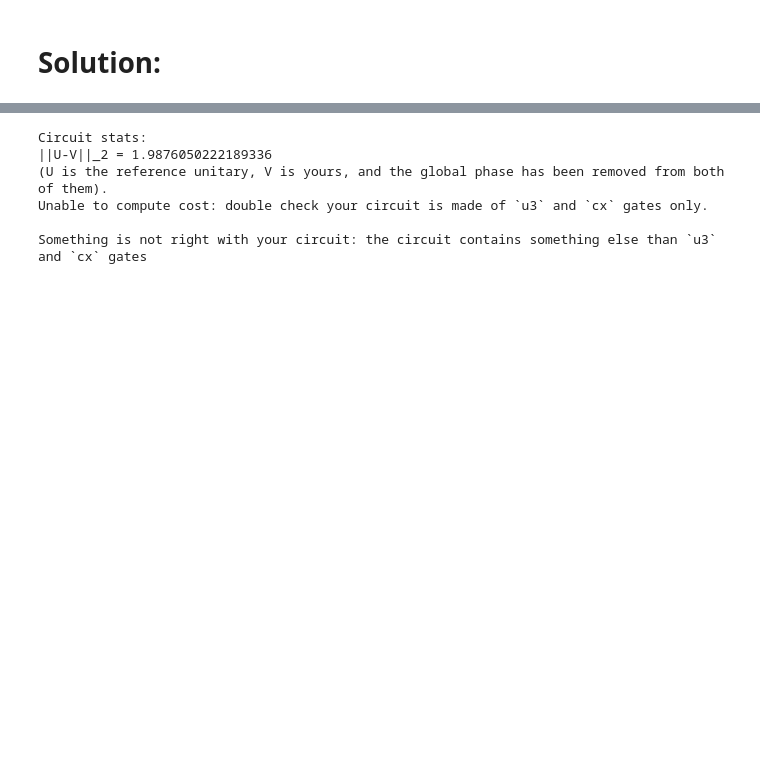
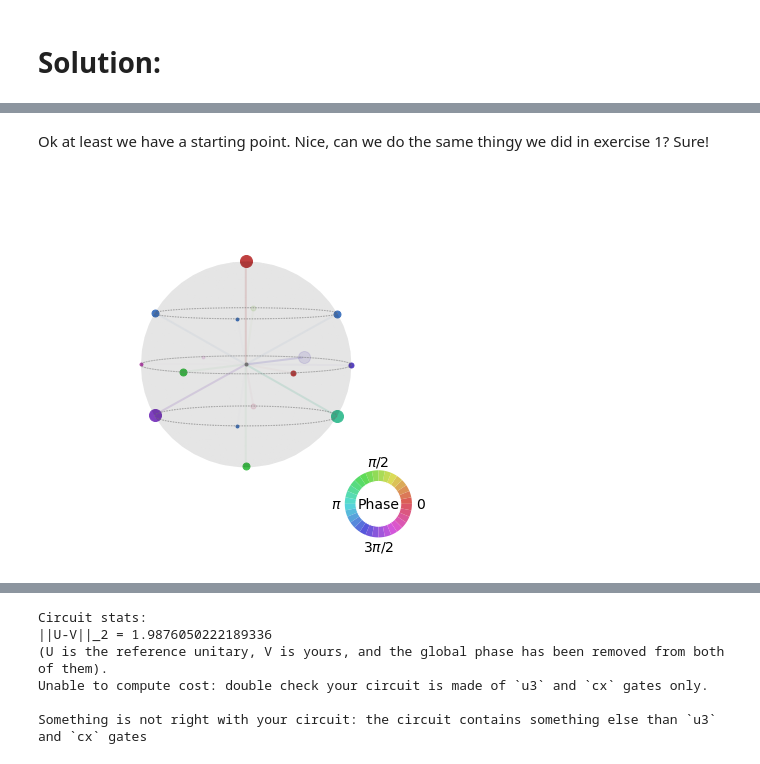
Before and after one commit to jacopomaroli/IBM_may4_challenge_solution, a Jupyter notebook: ex04/Challenge4_CircuitDecomposition.ipynb, the cells around one changed output, grey strips where cells are left out. Cells and saved outputs as stored; diff of their text form; code cells hidden in the pictures; blank space fills up the shorter version.

```diff
--- a/ex04/Challenge4_CircuitDecomposition.ipynb
+++ b/ex04/Challenge4_CircuitDecomposition.ipynb
@@ -428,0 +252,9 @@ new_circ.draw(output='mpl')
+# %% [markdown]
+Ok at least we have a starting point. Nice, can we do the same thingy we did in exercise 1? Sure!
+# %%
+backend = BasicAer.get_backend('statevector_simulator')
+result = execute(qc, backend).result()
+psi = result.get_statevector(qc)
+plot_state_qsphere(psi)
+# %% [output]
+[figure, added]
```
Also changed, not shown: parts of 33 cells of this notebook.
